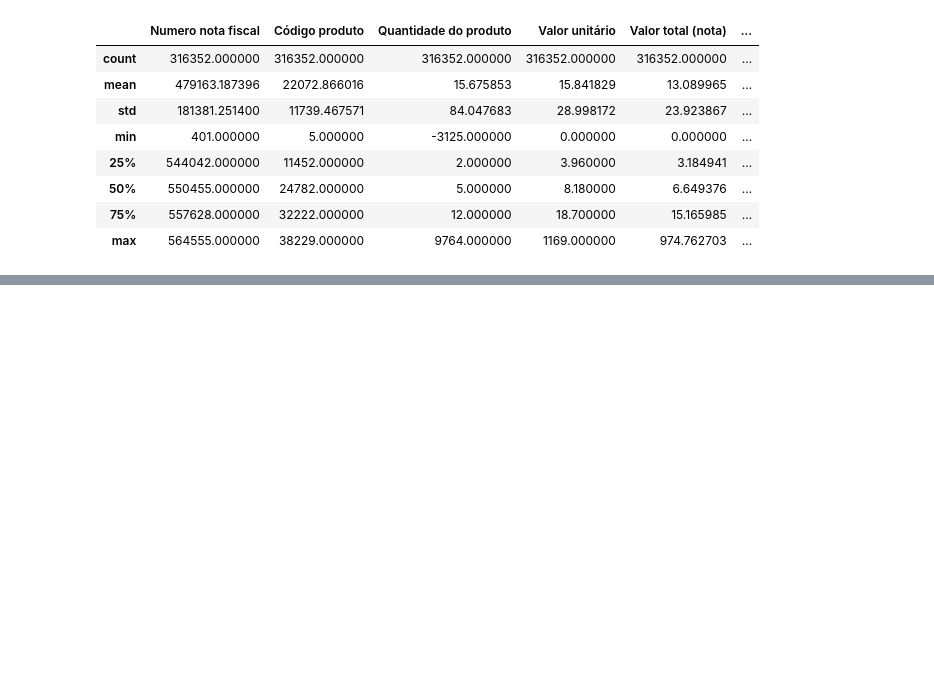
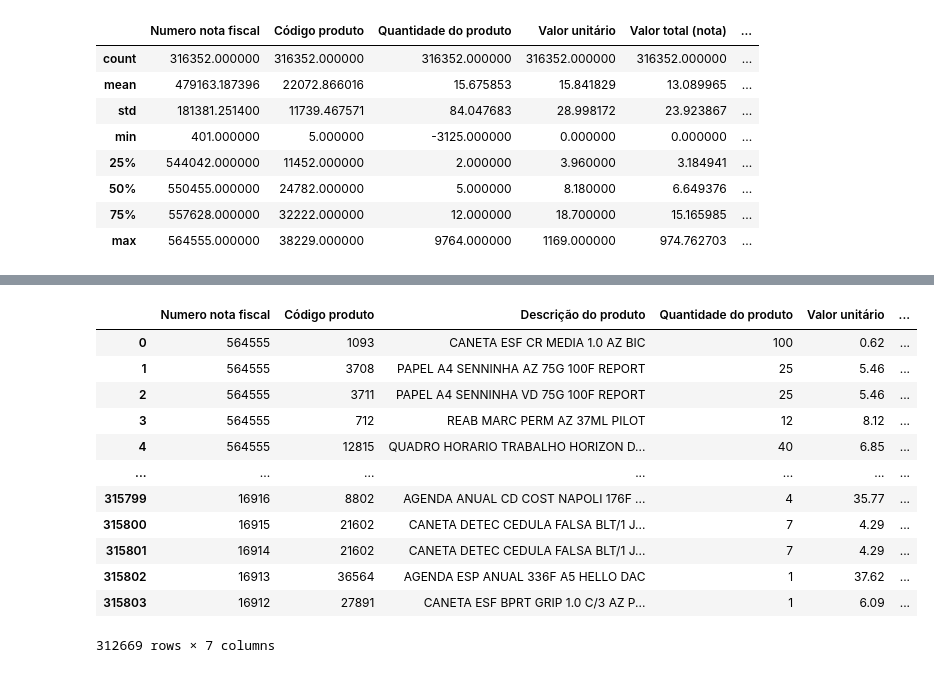
Before and after one commit to PauloQuirinoMN/Sistema-de-Recomendacao-e-Cross-selling, a Jupyter notebook: notas.ipynb, the cells around one changed output, grey strips where cells are left out. Saved outputs shown, nothing was run; the diff lists cells and outputs as text; code cells hidden in the pictures; blank space fills up the shorter version.

```diff
--- a/notas.ipynb
+++ b/notas.ipynb
@@ -91,0 +152,21 @@ df_vendas
+# %%
+df_vendas_limpo['Quantidade do produto'] = df_vendas_limpo['Quantidade do produto'].astype(int)
+df_vendas_limpo['Quantidade do produto'] = df_vendas_limpo['Quantidade do produto'].astype(int)
+# %%
+colunas_floats = ['Valor unitário', 'Valor pago', 'valor_nota']
+df_vendas_limpo[colunas_floats] = (df_vendas_limpo[colunas_floats].round(2).astype(float))
+df_vendas_limpo
+# %% [output]
+|  | Numero nota fiscal | Código produto | Descrição do produto | Quantidade do produto | Valor unitário | ... |
+| 0 | 564555 | 1093 | CANETA ESF CR MEDIA 1.0 AZ BIC | 100 | 0.62 | ... |
+| 1 | 564555 | 3708 | PAPEL A4 SENNINHA AZ 75G 100F REPORT | 25 | 5.46 | ... |
+| 2 | 564555 | 3711 | PAPEL A4 SENNINHA VD 75G 100F REPORT | 25 | 5.46 | ... |
+| 3 | 564555 | 712 | REAB MARC PERM AZ 37ML PILOT | 12 | 8.12 | ... |
+| 4 | 564555 | 12815 | QUADRO HORARIO TRABALHO HORIZON D... | 40 | 6.85 | ... |
+| ... | ... | ... | ... | ... | ... | ... |
+| 315799 | 16916 | 8802 | AGENDA ANUAL CD COST NAPOLI 176F ... | 4 | 35.77 | ... |
+| 315800 | 16915 | 21602 | CANETA DETEC CEDULA FALSA BLT/1 J... | 7 | 4.29 | ... |
+| 315801 | 16914 | 21602 | CANETA DETEC CEDULA FALSA BLT/1 J... | 7 | 4.29 | ... |
+| 315802 | 16913 | 36564 | AGENDA ESP ANUAL 336F A5 HELLO DAC | 1 | 37.62 | ... |
+| 315803 | 16912 | 27891 | CANETA ESF BPRT GRIP 1.0 C/3 AZ P... | 1 | 6.09 | ... |
+312669 rows × 7 columns
```
Also changed, not shown: parts of 10 cells of this notebook, 3 other files.
